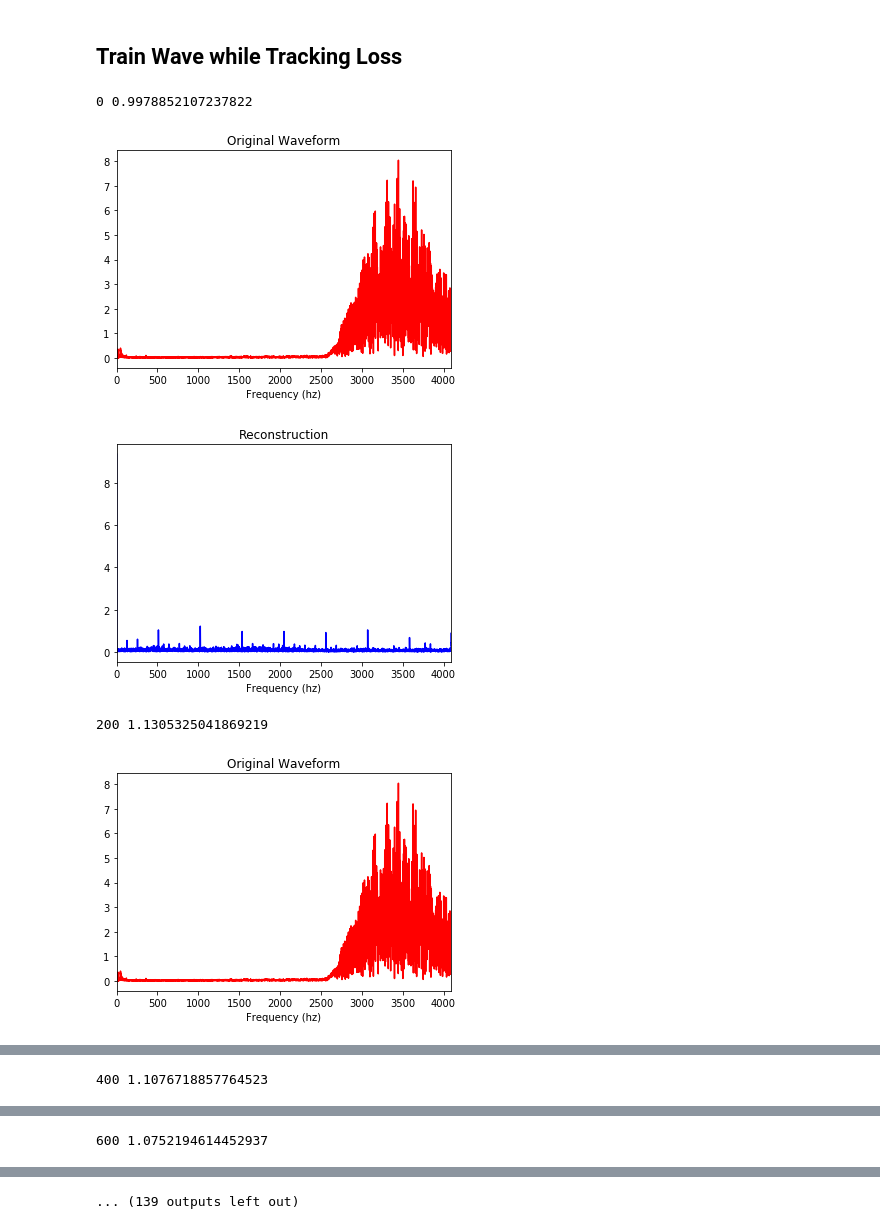
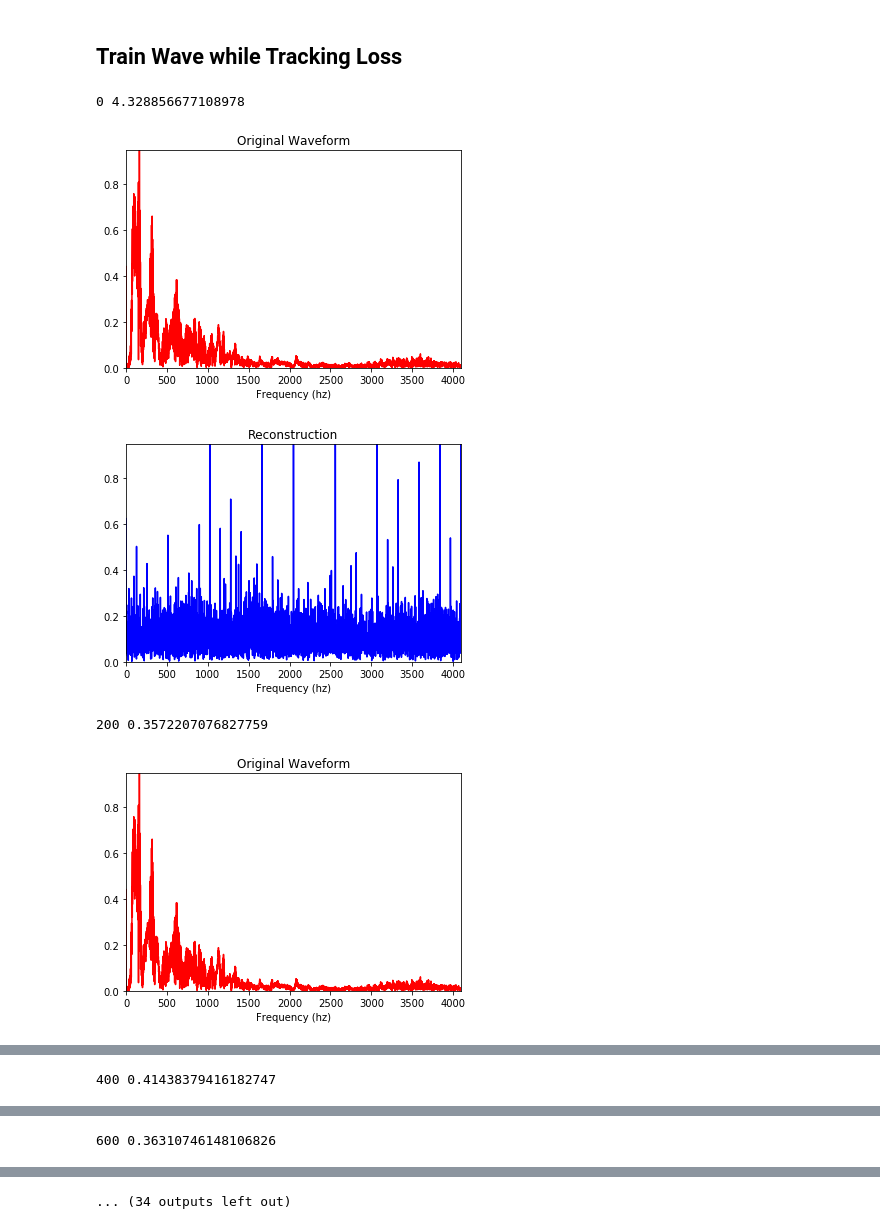
Before and after one commit to Sriram-Ravula/Sine_DIP, a Jupyter notebook: audio-testing.ipynb, the cells around one changed output, grey strips where cells are left out. Cells and saved outputs as stored; diff of their text form; code cells hidden in the pictures.

Commit message:
Updated exampled in audio-testing notebook

```diff
--- a/audio-testing.ipynb
+++ b/audio-testing.ipynb
@@ -29,9 +29,9 @@ env: CUDA_VISIBLE_DEVICES=0
 # %%
 #set up hyperparameters, net input/output sizes, and whether the problem is compressed sensing
 
-LR = 1e-4 # learning rate
+LR = 5e-4 # learning rate
 MOM = 0.9 # momentum
-NUM_ITER = 5000 # number iterations
+NUM_ITER = 3000 # number iterations
 WD = 1e-4 # weight decay for l2-regularization
 
 Z_NUM = 32 # input seed
@@ -45,14 +45,14 @@ WAVE_RATE = 8192
 WAVE_RES = 1 #bytes per sample
 # %%
 compressed = True
-compressed_noisy = False
+compressed_noisy = True
 
 if compressed:
-    num_measurements = 100
+    num_measurements = 2000
 else:
     num_measurements = WAVE_LEN
 
-normalised = True
+normalised = False
 scaled = not normalised
 # %%
 CUDA = torch.cuda.is_available()
@@ -68,7 +68,7 @@ On GPU:  True
 # %% [markdown]
 ## Grab the training audio wave and set Net Hyperparams
 # %%
-wave = wavio.read("audio_data/chirp_8192hz_2s.wav")
+wave = wavio.read("audio_data/offer_8192hz_2s.wav")
 WAVE_RATE = wave.rate
 WAVE_LEN = wave.data.shape[0]
 WAVE_RES = wave.sampwidth
@@ -377,36 +377,37 @@ for i in range(NUM_ITER):
         plt.plot(spectrum, 'r')
         plt.xlabel('Frequency (hz)')
         plt.title('Original Waveform')
         #plt.ylim(0, np.max(spectrum))
         plt.xlim(0,WAVE_RATE/2)
+        plt.ylim(0, np.max(spectrum))
         plt.show()
 
         result = np.fft.fft(wave_transformed[:,0], norm = 'ortho')
         result = abs(result[0:round(len(result)/2)])
 
         plt.figure()
         plt.plot(result, 'b')
         plt.xlabel('Frequency (hz)')
         plt.title('Reconstruction')
         plt.xlim(0, WAVE_RATE/2)
-        #plt.ylim(0,np.max(result))
+        plt.ylim(0, np.max(spectrum))
         plt.show()
 
     if(i == NUM_ITER-1):
         last_wave = wave
 
     loss.backward()
     optim.step()
 
 #calculate MSE between output wave and non-noisy original; and between noisy and original
 True_MSE = mse_log[NUM_ITER-1]
 print("Output MSE: ", round(True_MSE, 5))
 
 end = time.time()
 print("Execution Time: ", round(end-start, 2), "s")
 # %% [output]
-0 0.9978852107237822
+0 4.328856677108978
-[figure, old version]
+[figure, new version]
-[figure, old version]
+[figure, new version]
-200 1.1305325041869219
+200 0.3572207076827759
-[figure, old version]
+[figure, new version]
@@ -414 +415 @@ print("Execution Time: ", round(end-start, 2), "s")
-400 1.1076718857764523
+400 0.41438379416182747
@@ -417 +418 @@ print("Execution Time: ", round(end-start, 2), "s")
-600 1.0752194614452937
+600 0.36310746148106826
@@ -420,4 +421,4 @@ print("Execution Time: ", round(end-start, 2), "s")
-... (139 outputs left out)
+... (34 outputs left out)
 # %%
 from matplotlib.axes import Axes
 
```
Also changed, not shown: parts of 7 cells of this notebook, 3 other files.
